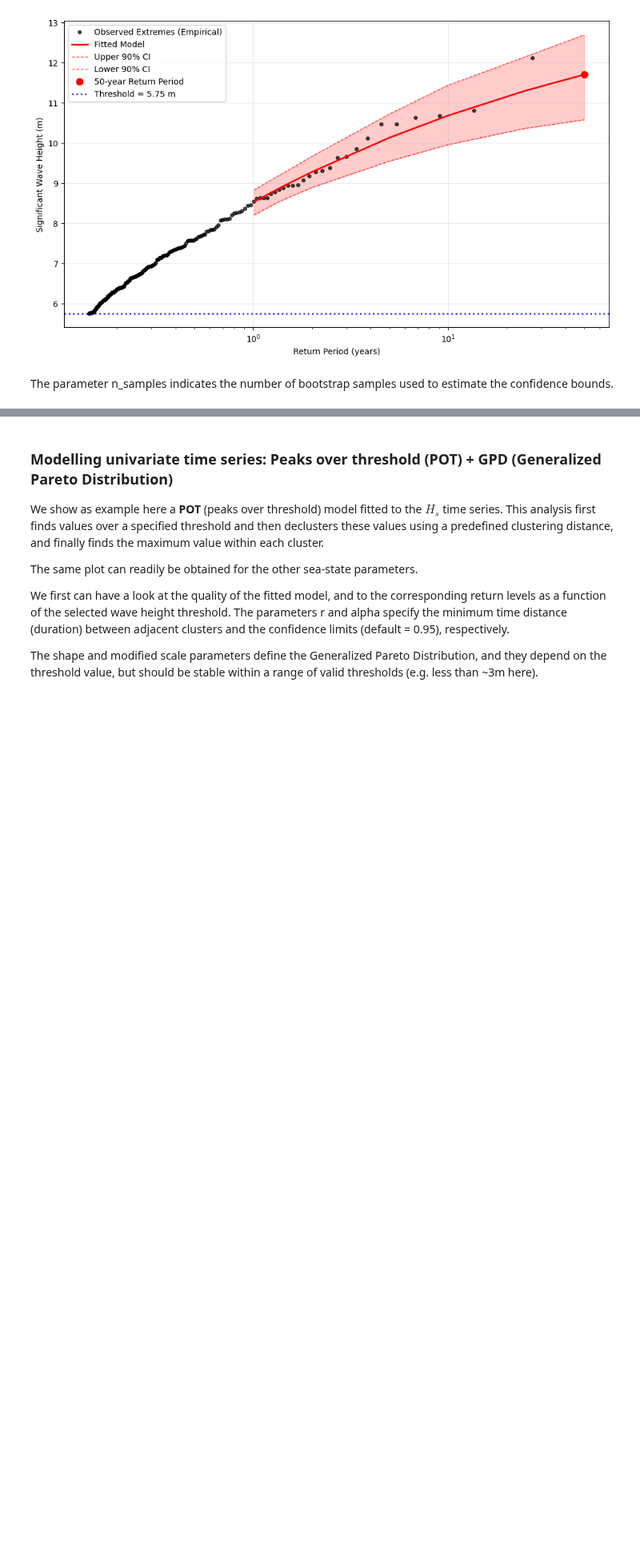
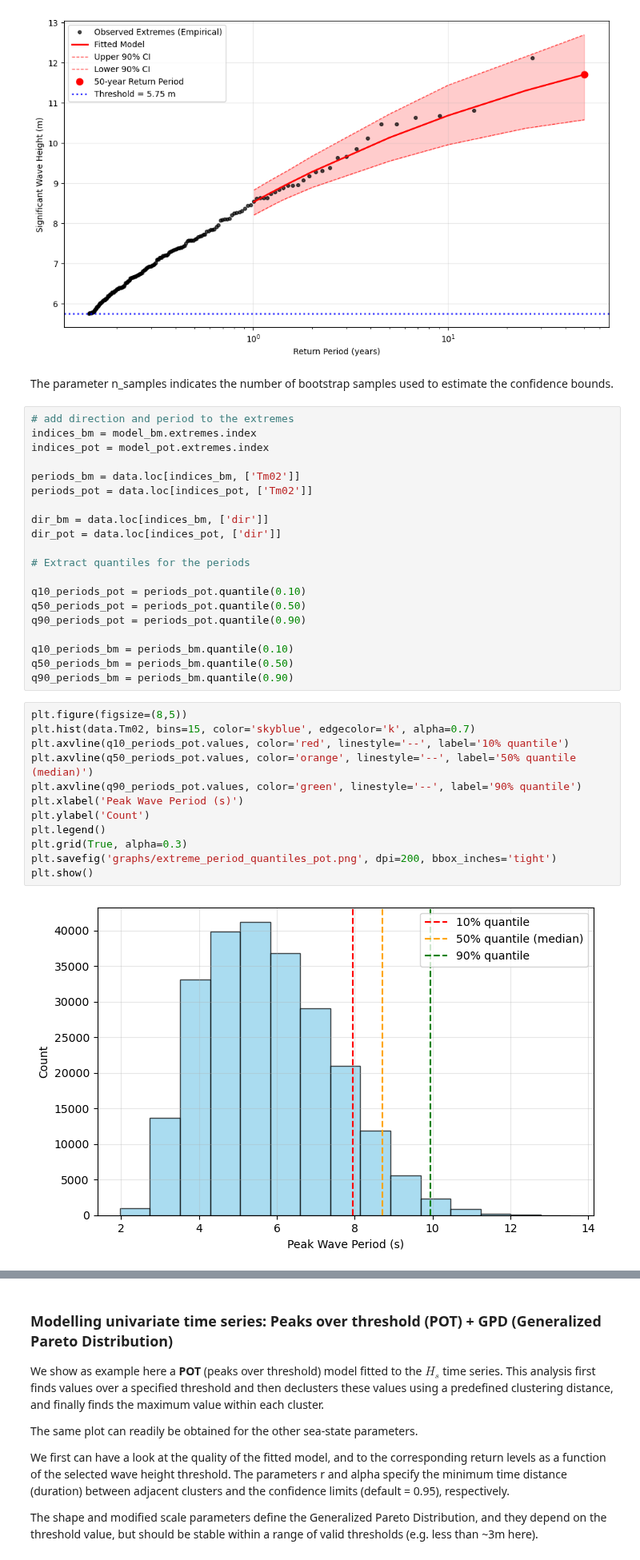
Before and after one commit to Lucaschikashy/sea-states_project_bretagne, a Jupyter notebook: index_project_EVA_1.ipynb, the cells around one changed output, grey strips where cells are left out. Shown at 80% size. Drawn from its saved outputs; the diff is of its cells as text; blank space fills up the shorter version.

Commit message:
readded the period plot, gpd plot and analysis of the direction and period

```diff
--- a/index_project_EVA_1.ipynb
+++ b/index_project_EVA_1.ipynb
@@ -2062,3 +2062,37 @@ plt.close()
 [figure]
 # %% [markdown]
 The parameter n_samples indicates the number of bootstrap samples used to estimate the confidence bounds.
+# %%
+# add direction and period to the extremes
+indices_bm = model_bm.extremes.index
+indices_pot = model_pot.extremes.index
+
+periods_bm = data.loc[indices_bm, ['Tm02']]
+periods_pot = data.loc[indices_pot, ['Tm02']]
+
+dir_bm = data.loc[indices_bm, ['dir']]
+dir_pot = data.loc[indices_pot, ['dir']]
+
+# Extract quantiles for the periods
+
+q10_periods_pot = periods_pot.quantile(0.10)
+q50_periods_pot = periods_pot.quantile(0.50)
+q90_periods_pot = periods_pot.quantile(0.90)
+
+q10_periods_bm = periods_bm.quantile(0.10)
+q50_periods_bm = periods_bm.quantile(0.50)
+q90_periods_bm = periods_bm.quantile(0.90)
+# %%
+plt.figure(figsize=(8,5))
+plt.hist(data.Tm02, bins=15, color='skyblue', edgecolor='k', alpha=0.7)
+plt.axvline(q10_periods_pot.values, color='red', linestyle='--', label='10% quantile')
+plt.axvline(q50_periods_pot.values, color='orange', linestyle='--', label='50% quantile (median)')
+plt.axvline(q90_periods_pot.values, color='green', linestyle='--', label='90% quantile')
+plt.xlabel('Peak Wave Period (s)')
+plt.ylabel('Count')
+plt.legend()
+plt.grid(True, alpha=0.3)
+plt.savefig('graphs/extreme_period_quantiles_pot.png', dpi=200, bbox_inches='tight')
+plt.show()
+# %% [output]
+[figure, added]
```
Also changed, not shown: parts of 2 cells of this notebook, 2 other files.
